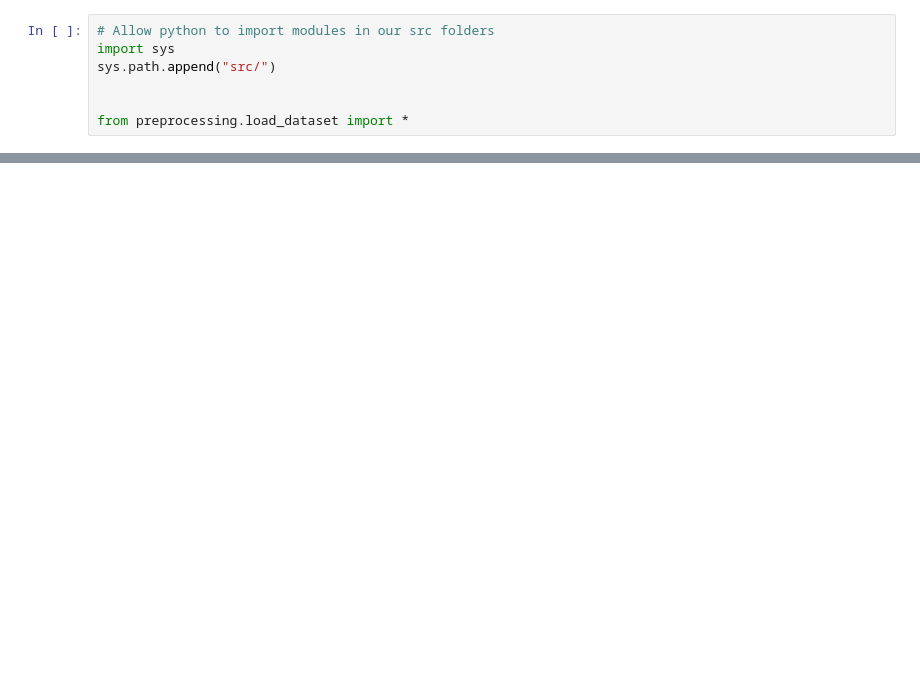
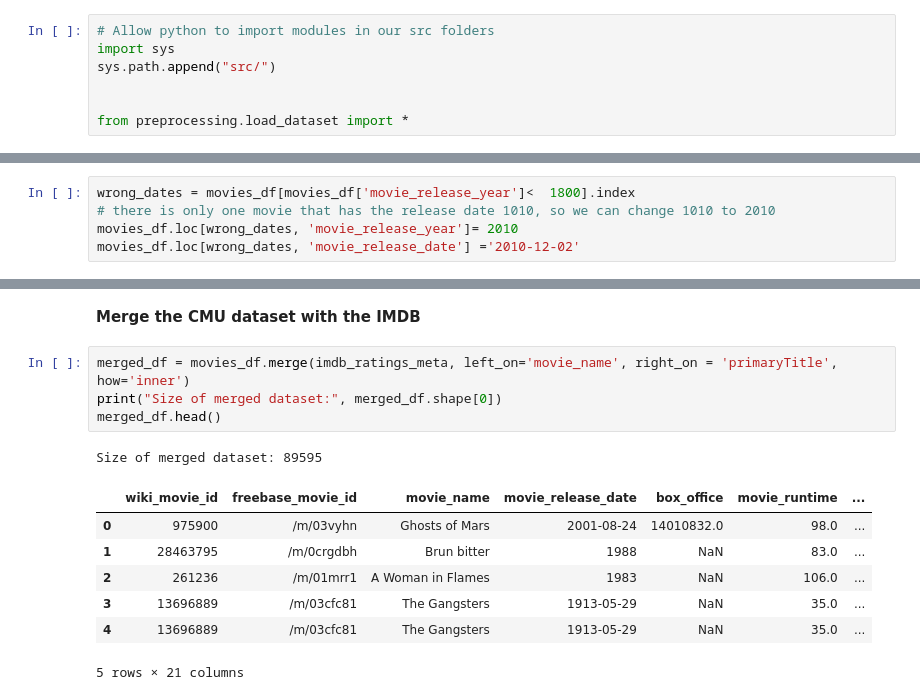
Before and after one commit to epfl-ada/ada-2023-project-advanceddataarsonists, a Jupyter notebook: data_exploring.ipynb, the cells around one changed output, grey strips where cells are left out. Drawn from its saved outputs; the diff is of its cells as text; blank space fills up the shorter version.

```diff
--- a/data_exploring.ipynb
+++ b/data_exploring.ipynb
@@ -52,0 +61,5 @@ tvtropes_tf.sample(5)
+# %%
+wrong_dates = movies_df[movies_df['movie_release_year']<  1800].index
+# there is only one movie that has the release date 1010, so we can change 1010 to 2010
+movies_df.loc[wrong_dates, 'movie_release_year']= 2010
+movies_df.loc[wrong_dates, 'movie_release_date'] ='2010-12-02'
@@ -52,0 +121,15 @@ tvtropes_tf.sample(5)
+# %% [markdown]
+**Merge the CMU dataset with the IMDB**
+# %%
+merged_df = movies_df.merge(imdb_ratings_meta, left_on='movie_name', right_on = 'primaryTitle', how='inner')
+print("Size of merged dataset:", merged_df.shape[0])
+merged_df.head()
+# %% [output]
+Size of merged dataset: 89595
+|  | wiki_movie_id | freebase_movie_id | movie_name | movie_release_date | box_office | movie_runtime | ... |
+| 0 | 975900 | /m/03vyhn | Ghosts of Mars | 2001-08-24 | 14010832.0 | 98.0 | ... |
+| 1 | 28463795 | /m/0crgdbh | Brun bitter | 1988 | NaN | 83.0 | ... |
+| 2 | 261236 | /m/01mrr1 | A Woman in Flames | 1983 | NaN | 106.0 | ... |
+| 3 | 13696889 | /m/03cfc81 | The Gangsters | 1913-05-29 | NaN | 35.0 | ... |
+| 4 | 13696889 | /m/03cfc81 | The Gangsters | 1913-05-29 | NaN | 35.0 | ... |
+5 rows × 21 columns
```
Also changed, not shown: parts of 14 cells of this notebook, 1 other file.
